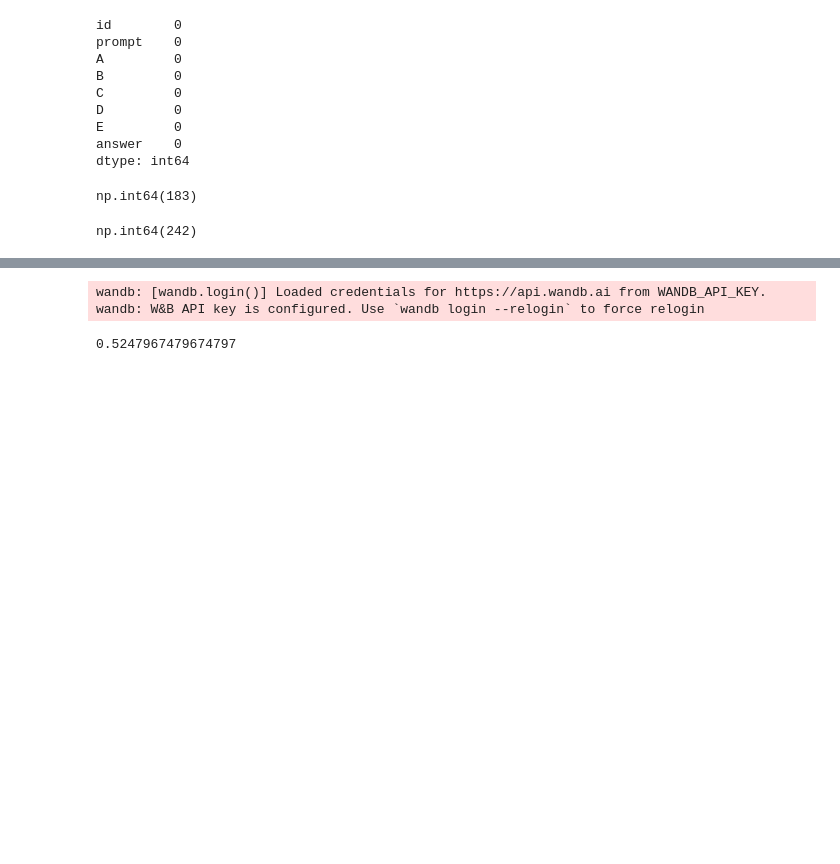
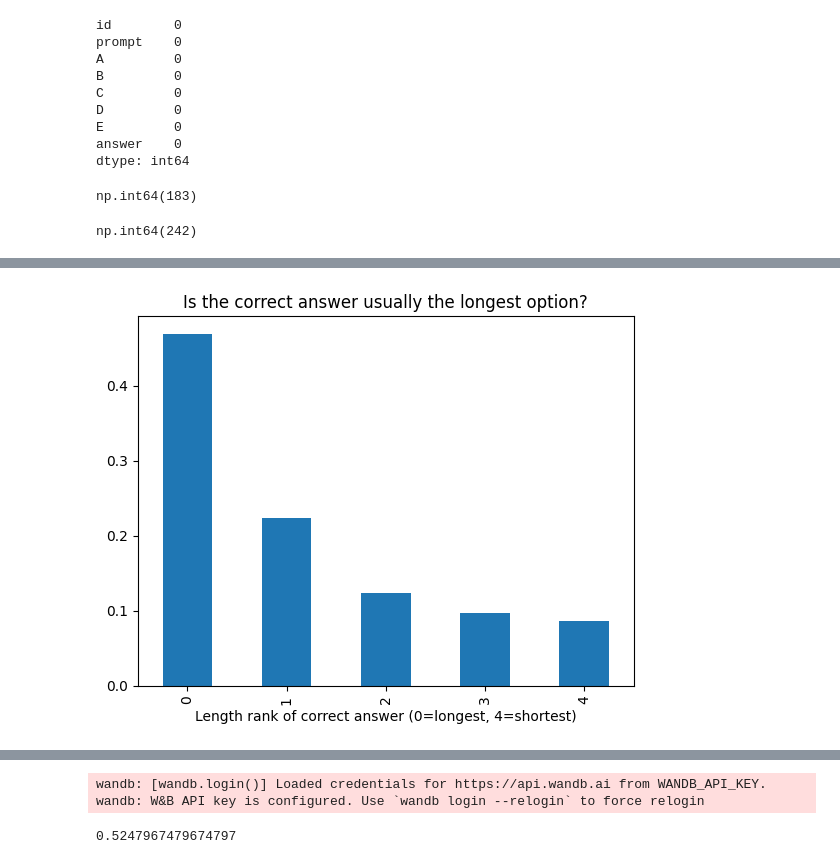
Before and after one commit to 24f2002314/DL-24f2002314-notebook-t22026, a Jupyter notebook: DL-24f2002314-notebook-t22026.ipynb, the cells around one changed output, grey strips where cells are left out. Saved outputs shown, nothing was run; the diff lists cells and outputs as text; code cells hidden in the pictures; blank space fills up the shorter version.

```diff
--- a/DL-24f2002314-notebook-t22026.ipynb
+++ b/DL-24f2002314-notebook-t22026.ipynb
@@ -103,0 +104,17 @@ Text(0.5, 1.0, 'Answer Distribution')
+# %%
+len_cols=['A_len','B_len','C_len','D_len','E_len']
+lengths=df[len_cols].values
+rank_of_correct=[]
+
+for i,ans in enumerate(df['answer']):
+    idx="ABCDE".index(ans)
+    row_lengths=lengths[i]
+    rank=(row_lengths > row_lengths[idx]).sum()
+    rank_of_correct.append(rank)
+
+pd.Series(rank_of_correct).value_counts(normalize=True).sort_index().plot(kind='bar')
+plt.xlabel("Length rank of correct answer (0=longest, 4=shortest)")
+plt.title("Is the correct answer usually the longest option?")
+plt.show()
+# %% [output]
+[figure, added]
```
Also changed, not shown: parts of 15 cells of this notebook.
